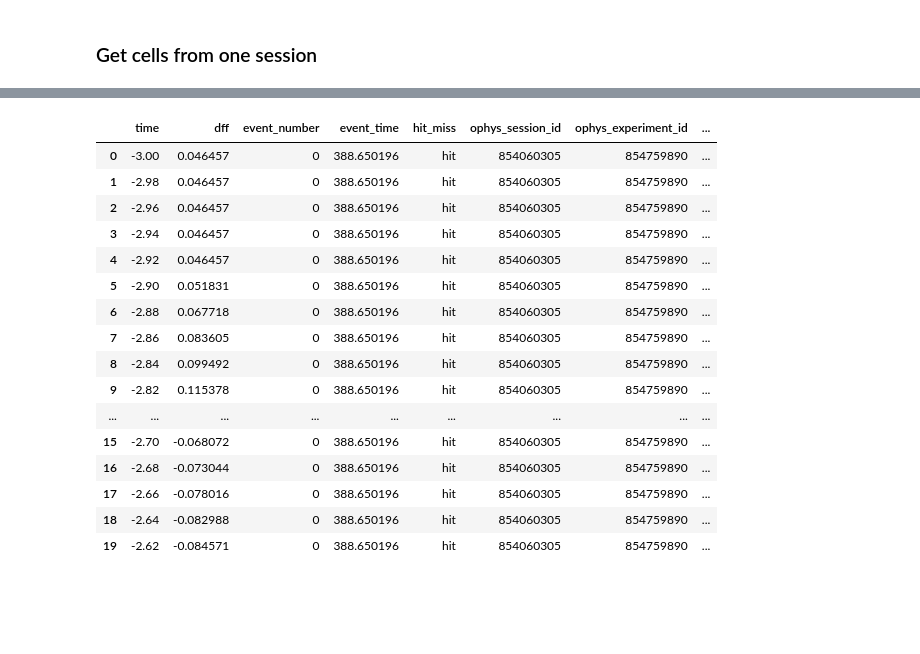
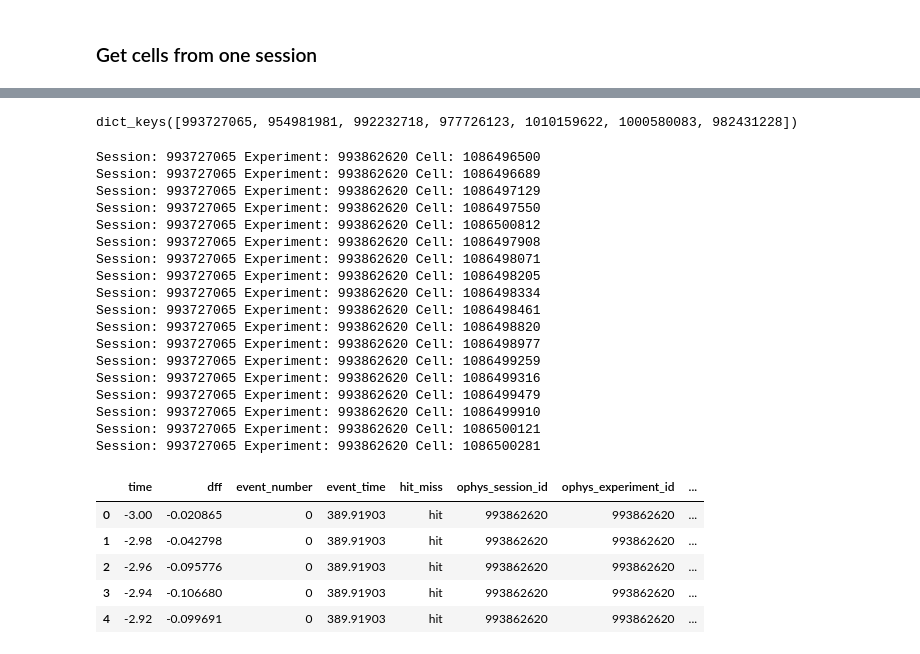
Before and after one commit to odmina/misbehaving_armadillos, a Jupyter notebook: Align_neural_activity_with_stimulus_changes.ipynb, the cells around one changed output, grey strips where cells are left out. Cells and saved outputs as stored; diff of their text form; code cells hidden in the pictures; blank space fills up the shorter version.

```diff
--- a/Align_neural_activity_with_stimulus_changes.ipynb
+++ b/Align_neural_activity_with_stimulus_changes.ipynb
@@ -119,8 +119,3 @@ def make_session_dictionary_entry(ophys_session_id):
   this_session_experiments = session_experiments(ophys_session_id) #creates a dictionary of experiments in the session (experiment_id as a key)
   this_session_neural_data = session_neural_data(this_session_experiments)
   return [this_session_experiments, this_session_neural_data]
-# %%
-session_dictionary = {}
-
-ophys_session_id = 854060305
-session_dictionary[ophys_session_id] = make_session_dictionary_entry(ophys_session_id)
@@ -172,7 +161,7 @@ def align_cell_with_event(ophys_session_id, ophys_experiment_id, cell_specimen_i
   etr = pd.concat([etr_hit, etr_miss])
 
   #add session and cell specimen id, metadata
-  etr['ophys_session_id'] = this_experiment.metadata['ophys_session_id']
+  etr['ophys_session_id'] = this_experiment.metadata['ophys_experiment_id']
   etr['ophys_experiment_id'] = ophys_experiment_id
   etr['cell_specimen_id'] = cell_specimen_id
   #etr['cell_roi_id'] = this_experiment.dff_traces.loc[cell_specimen_id]['cell_roi_id']
@@ -231,20 +191,45 @@ my_cells = get_cells_from_session(ophys_session_id)
+# %%
+ophys_session_ids = [993727065, 954981981, 992232718, 977726123, 1010159622, 1000580083, 982431228]
+session_dictionary = {}
+for ophys_session_id in ophys_session_ids:
+  session_dictionary[ophys_session_id] = make_session_dictionary_entry(ophys_session_id)
+# %%
+session_dictionary.keys()
+# %% [output]
+dict_keys([993727065, 954981981, 992232718, 977726123, 1010159622, 1000580083, 982431228])
+# %%
+ophys_session_id = ophys_session_ids[0]
+my_cells = get_cells_from_session(ophys_session_id)
+#for ophys_session_id in ophys_session_ids:
+#  this_cells = get_cells_from_session(ophys_session_id)
+#  my_cells = my_cells.append(this_cells)
+
+#my_cells = pd.concatenate(my_cells)
+# %% [output]
+Session: 993727065 Experiment: 993862620 Cell: 1086496500
+Session: 993727065 Experiment: 993862620 Cell: 1086496689
+Session: 993727065 Experiment: 993862620 Cell: 1086497129
+Session: 993727065 Experiment: 993862620 Cell: 1086497550
+Session: 993727065 Experiment: 993862620 Cell: 1086500812
+Session: 993727065 Experiment: 993862620 Cell: 1086497908
+Session: 993727065 Experiment: 993862620 Cell: 1086498071
+Session: 993727065 Experiment: 993862620 Cell: 1086498205
+Session: 993727065 Experiment: 993862620 Cell: 1086498334
+Session: 993727065 Experiment: 993862620 Cell: 1086498461
+Session: 993727065 Experiment: 993862620 Cell: 1086498820
+Session: 993727065 Experiment: 993862620 Cell: 1086498977
+Session: 993727065 Experiment: 993862620 Cell: 1086499259
+Session: 993727065 Experiment: 993862620 Cell: 1086499316
+Session: 993727065 Experiment: 993862620 Cell: 1086499479
+Session: 993727065 Experiment: 993862620 Cell: 1086499910
+Session: 993727065 Experiment: 993862620 Cell: 1086500121
+Session: 993727065 Experiment: 993862620 Cell: 1086500281
 # %%
-my_cells.head(20)
+my_cells.head()
 # %% [output]
 |  | time | dff | event_number | event_time | hit_miss | ophys_session_id | ophys_experiment_id | ... |
-| 0 | -3.00 | 0.046457 | 0 | 388.650196 | hit | 854060305 | 854759890 | ... |
-| 1 | -2.98 | 0.046457 | 0 | 388.650196 | hit | 854060305 | 854759890 | ... |
-| 2 | -2.96 | 0.046457 | 0 | 388.650196 | hit | 854060305 | 854759890 | ... |
-| 3 | -2.94 | 0.046457 | 0 | 388.650196 | hit | 854060305 | 854759890 | ... |
-| 4 | -2.92 | 0.046457 | 0 | 388.650196 | hit | 854060305 | 854759890 | ... |
-| 5 | -2.90 | 0.051831 | 0 | 388.650196 | hit | 854060305 | 854759890 | ... |
-| 6 | -2.88 | 0.067718 | 0 | 388.650196 | hit | 854060305 | 854759890 | ... |
-| 7 | -2.86 | 0.083605 | 0 | 388.650196 | hit | 854060305 | 854759890 | ... |
-| 8 | -2.84 | 0.099492 | 0 | 388.650196 | hit | 854060305 | 854759890 | ... |
-| 9 | -2.82 | 0.115378 | 0 | 388.650196 | hit | 854060305 | 854759890 | ... |
-| ... | ... | ... | ... | ... | ... | ... | ... | ... |
-| 15 | -2.70 | -0.068072 | 0 | 388.650196 | hit | 854060305 | 854759890 | ... |
-| 16 | -2.68 | -0.073044 | 0 | 388.650196 | hit | 854060305 | 854759890 | ... |
-| 17 | -2.66 | -0.078016 | 0 | 388.650196 | hit | 854060305 | 854759890 | ... |
-| 18 | -2.64 | -0.082988 | 0 | 388.650196 | hit | 854060305 | 854759890 | ... |
-| 19 | -2.62 | -0.084571 | 0 | 388.650196 | hit | 854060305 | 854759890 | ... |
+| 0 | -3.00 | -0.020865 | 0 | 389.91903 | hit | 993862620 | 993862620 | ... |
+| 1 | -2.98 | -0.042798 | 0 | 389.91903 | hit | 993862620 | 993862620 | ... |
+| 2 | -2.96 | -0.095776 | 0 | 389.91903 | hit | 993862620 | 993862620 | ... |
+| 3 | -2.94 | -0.106680 | 0 | 389.91903 | hit | 993862620 | 993862620 | ... |
+| 4 | -2.92 | -0.099691 | 0 | 389.91903 | hit | 993862620 | 993862620 | ... |
```
Also changed, not shown: parts of 10 cells of this notebook.
